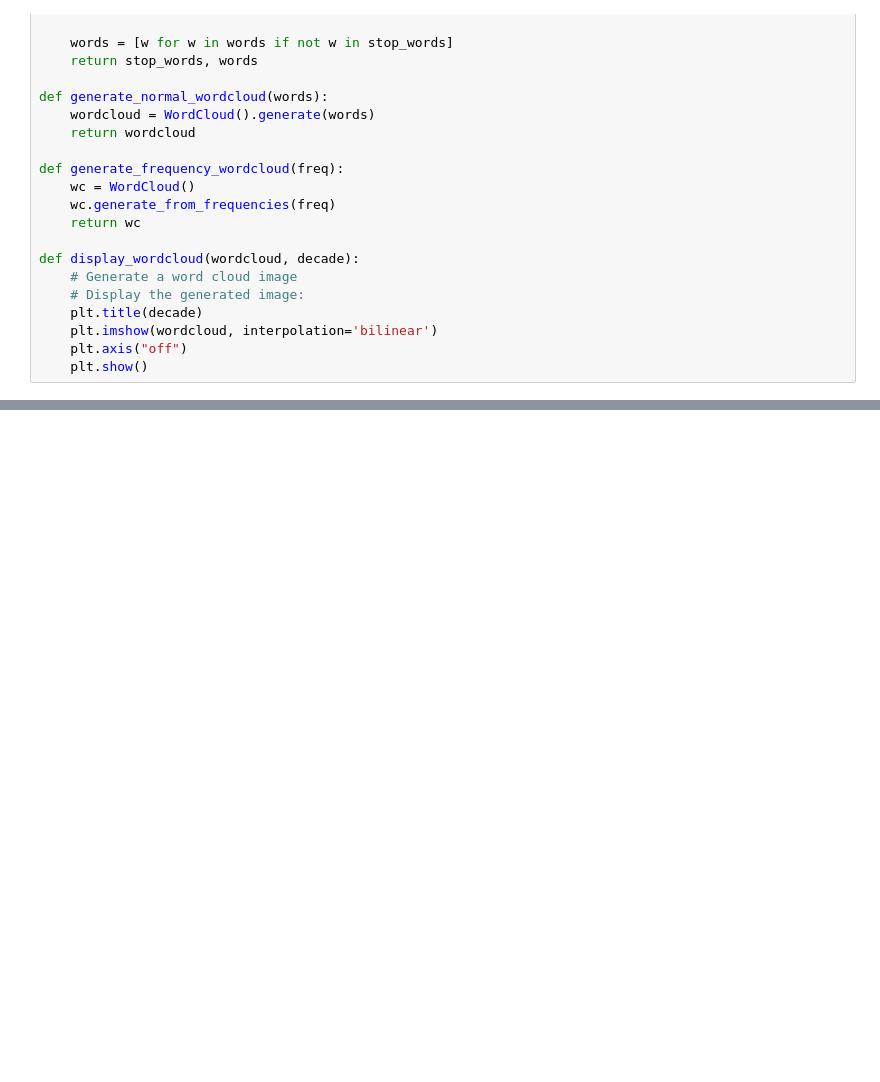
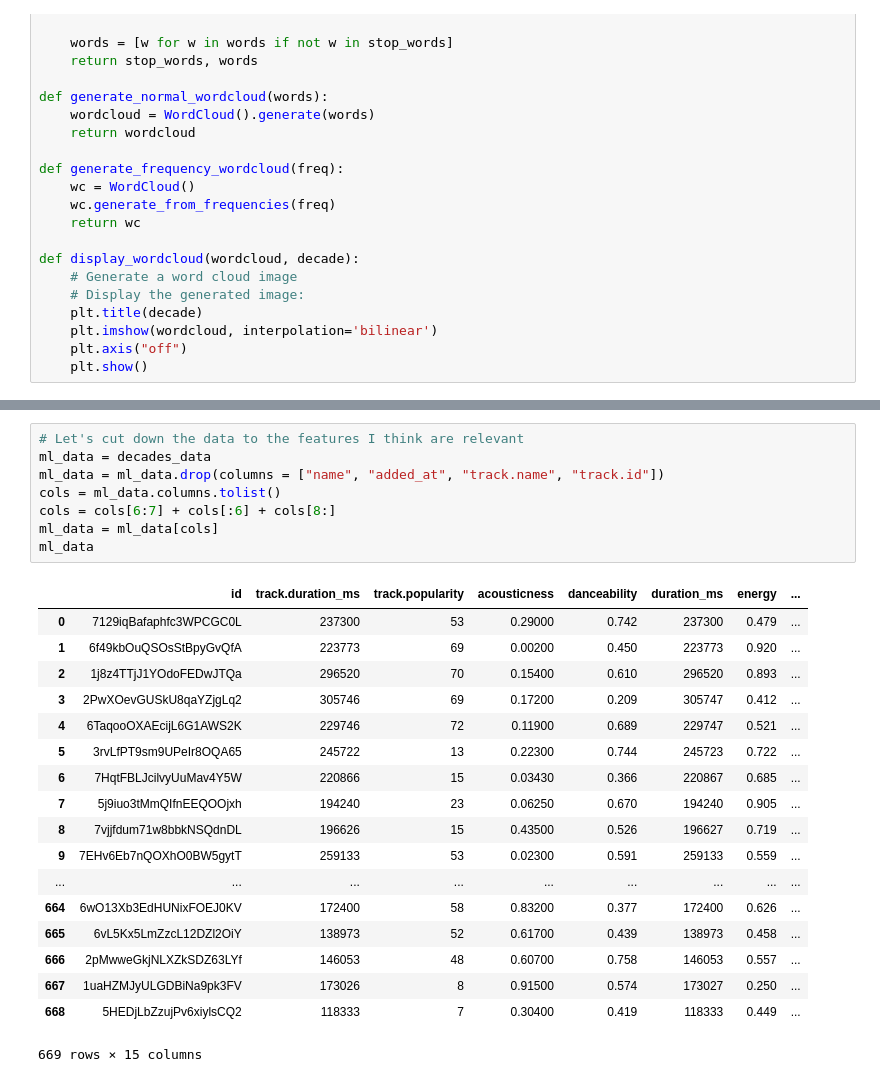
Before and after one commit to hackerman084/MusicOverTheDecades, a Jupyter notebook: Spotify Final.ipynb, the cells around one changed output, grey strips where cells are left out. Cells and saved outputs as stored; diff of their text form; blank space fills up the shorter version.

```diff
--- a/Spotify Final.ipynb
+++ b/Spotify Final.ipynb
@@ -493,0 +441,27 @@ decades_data
+# %%
+# Let's cut down the data to the features I think are relevant
+ml_data = decades_data
+ml_data = ml_data.drop(columns = ["name", "added_at", "track.name", "track.id"])
+cols = ml_data.columns.tolist()
+cols = cols[6:7] + cols[:6] + cols[8:]
+ml_data = ml_data[cols]
+ml_data
+# %% [output]
+|  | id | track.duration_ms | track.popularity | acousticness | danceability | duration_ms | energy | ... |
+| 0 | 7129iqBafaphfc3WPCGC0L | 237300 | 53 | 0.29000 | 0.742 | 237300 | 0.479 | ... |
+| 1 | 6f49kbOuQSOsStBpyGvQfA | 223773 | 69 | 0.00200 | 0.450 | 223773 | 0.920 | ... |
+| 2 | 1j8z4TTjJ1YOdoFEDwJTQa | 296520 | 70 | 0.15400 | 0.610 | 296520 | 0.893 | ... |
+| 3 | 2PwXOevGUSkU8qaYZjgLq2 | 305746 | 69 | 0.17200 | 0.209 | 305747 | 0.412 | ... |
+| 4 | 6TaqooOXAEcijL6G1AWS2K | 229746 | 72 | 0.11900 | 0.689 | 229747 | 0.521 | ... |
+| 5 | 3rvLfPT9sm9UPeIr8OQA65 | 245722 | 13 | 0.22300 | 0.744 | 245723 | 0.722 | ... |
+| 6 | 7HqtFBLJcilvyUuMav4Y5W | 220866 | 15 | 0.03430 | 0.366 | 220867 | 0.685 | ... |
+| 7 | 5j9iuo3tMmQIfnEEQOOjxh | 194240 | 23 | 0.06250 | 0.670 | 194240 | 0.905 | ... |
+| 8 | 7vjjfdum71w8bbkNSQdnDL | 196626 | 15 | 0.43500 | 0.526 | 196627 | 0.719 | ... |
+| 9 | 7EHv6Eb7nQOXhO0BW5gytT | 259133 | 53 | 0.02300 | 0.591 | 259133 | 0.559 | ... |
+| ... | ... | ... | ... | ... | ... | ... | ... | ... |
+| 664 | 6wO13Xb3EdHUNixFOEJ0KV | 172400 | 58 | 0.83200 | 0.377 | 172400 | 0.626 | ... |
+| 665 | 6vL5Kx5LmZzcL12DZl2OiY | 138973 | 52 | 0.61700 | 0.439 | 138973 | 0.458 | ... |
+| 666 | 2pMwweGkjNLXZkSDZ63LYf | 146053 | 48 | 0.60700 | 0.758 | 146053 | 0.557 | ... |
+| 667 | 1uaHZMJyULGDBiNa9pk3FV | 173026 | 8 | 0.91500 | 0.574 | 173027 | 0.250 | ... |
+| 668 | 5HEDjLbZzujPv6xiylsCQ2 | 118333 | 7 | 0.30400 | 0.419 | 118333 | 0.449 | ... |
+669 rows × 15 columns
```
Also changed, not shown: parts of 8 cells of this notebook.
